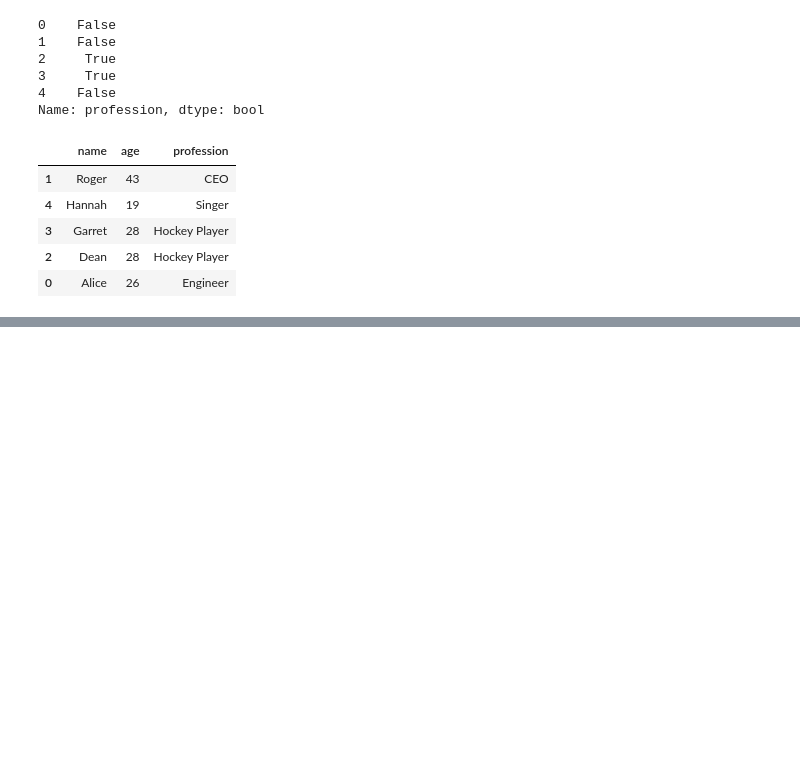
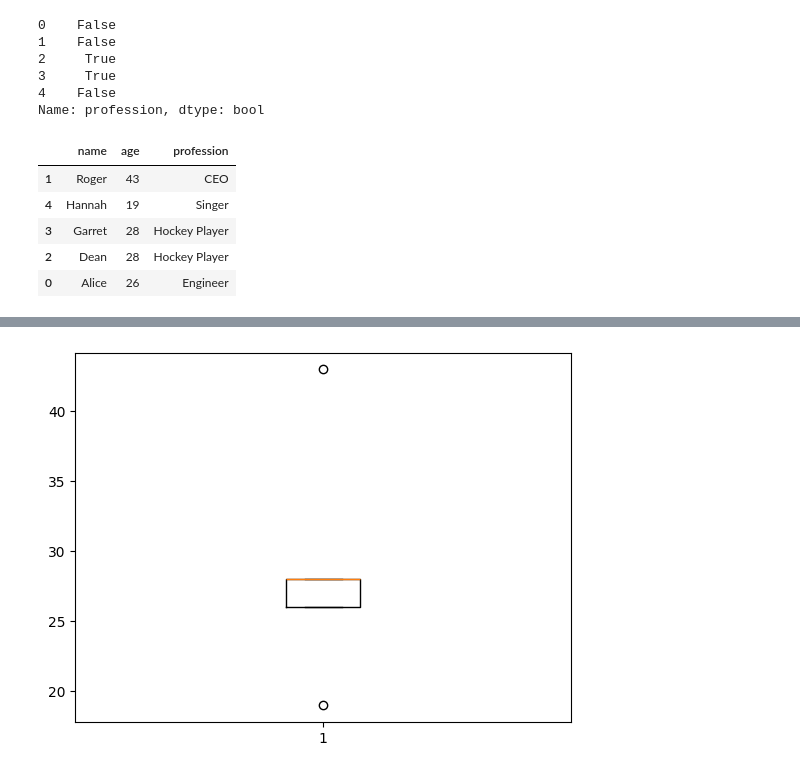
Before and after one commit to KirtikaPuniani/python-coding-practice, a Jupyter notebook: PandasPractice.ipynb, the cells around one changed output, grey strips where cells are left out. Drawn from its saved outputs; the diff is of its cells as text; code cells hidden in the pictures; blank space fills up the shorter version.

Commit message:
Python Pandas Practice

```diff
--- a/PandasPractice.ipynb
+++ b/PandasPractice.ipynb
@@ -250,0 +289,9 @@ sort
+# %%
+import matplotlib.pyplot as plt
+import pandas as pd
+data = {"name": ["Alice", "Roger", "Dean", "Garret", "Hannah"], "age": [26, 43, 28, 28, 19], "profession": ["Engineer", "CEO", "Hockey Player", "Hockey Player", "Singer"]}
+df = pd.DataFrame(data)
+plt.boxplot(df.age)
+plt.show()
+# %% [output]
+[figure, added]
```
Also changed, not shown: parts of 4 cells of this notebook.
